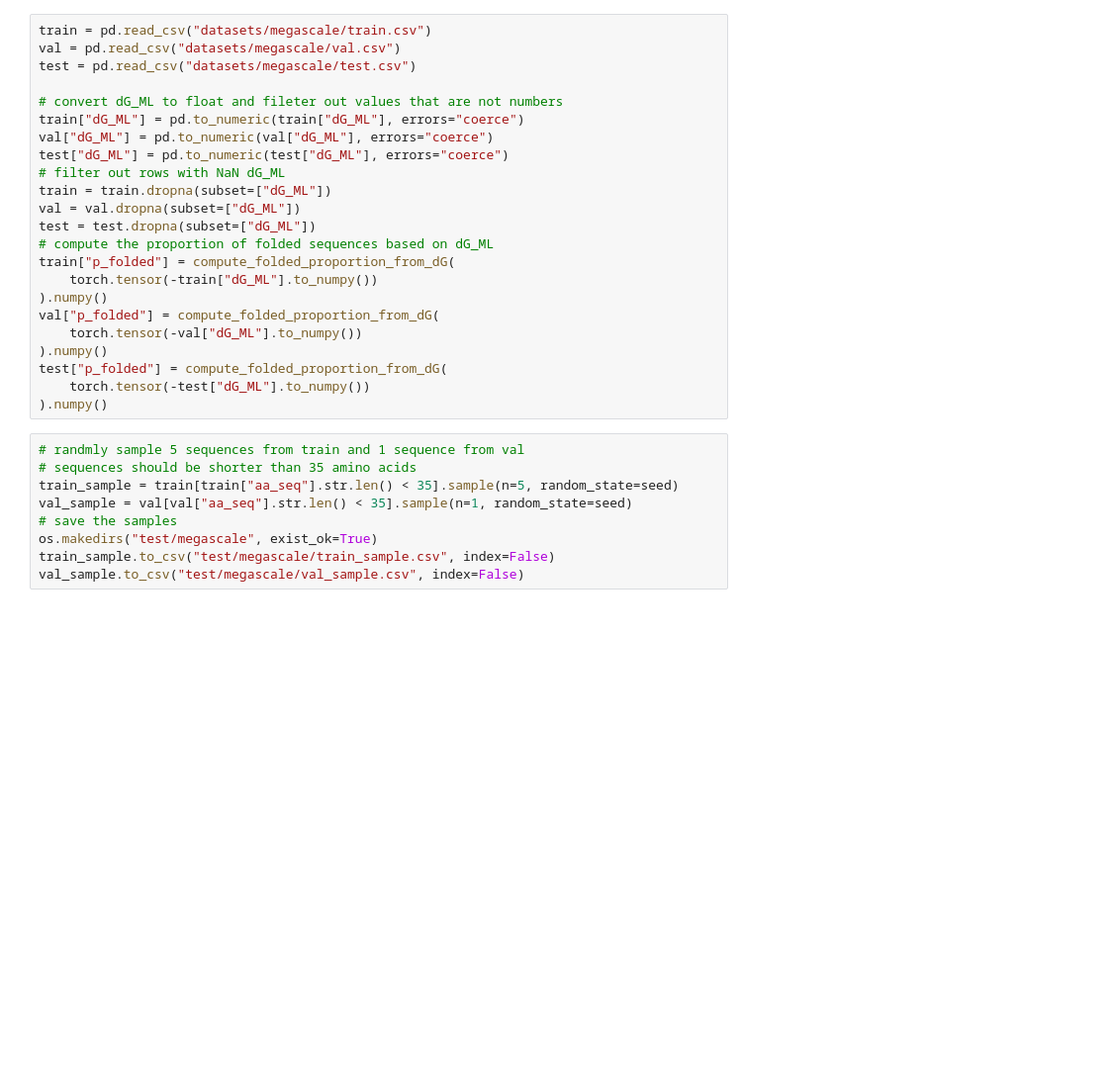
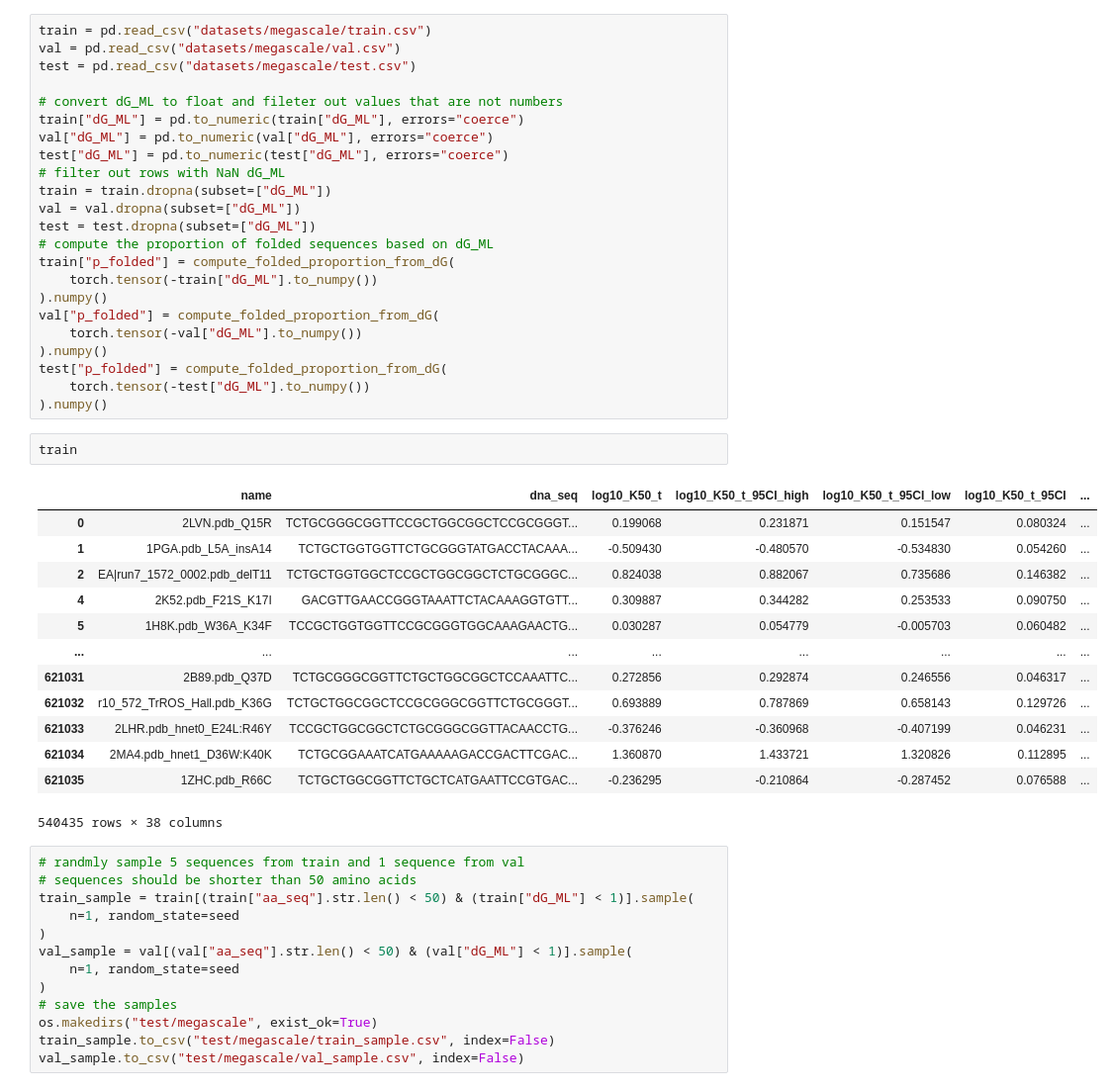
Before and after one commit to ddrichman/SE3Diff, a Jupyter notebook: bioemu.ipynb, the cells around one changed output. Shown at 99% size. Cells and saved outputs as stored; diff of their text form; blank space fills up the shorter version.

```diff
--- a/bioemu.ipynb
+++ b/bioemu.ipynb
@@ -58,11 +58,31 @@ val["p_folded"] = compute_folded_proportion_from_dG(
 test["p_folded"] = compute_folded_proportion_from_dG(
     torch.tensor(-test["dG_ML"].to_numpy())
 ).numpy()
+# %%
+train
+# %% [output]
+|  | name | dna_seq | log10_K50_t | log10_K50_t_95CI_high | log10_K50_t_95CI_low | log10_K50_t_95CI | ... |
+| 0 | 2LVN.pdb_Q15R | TCTGCGGGCGGTTCCGCTGGCGGCTCCGCGGGT... | 0.199068 | 0.231871 | 0.151547 | 0.080324 | ... |
+| 1 | 1PGA.pdb_L5A_insA14 | TCTGCTGGTGGTTCTGCGGGTATGACCTACAAA... | -0.509430 | -0.480570 | -0.534830 | 0.054260 | ... |
+| 2 | EA|run7_1572_0002.pdb_delT11 | TCTGCTGGTGGCTCCGCTGGCGGCTCTGCGGGC... | 0.824038 | 0.882067 | 0.735686 | 0.146382 | ... |
+| 4 | 2K52.pdb_F21S_K17I | GACGTTGAACCGGGTAAATTCTACAAAGGTGTT... | 0.309887 | 0.344282 | 0.253533 | 0.090750 | ... |
+| 5 | 1H8K.pdb_W36A_K34F | TCCGCTGGTGGTTCCGCGGGTGGCAAAGAACTG... | 0.030287 | 0.054779 | -0.005703 | 0.060482 | ... |
+| ... | ... | ... | ... | ... | ... | ... | ... |
+| 621031 | 2B89.pdb_Q37D | TCTGCGGGCGGTTCTGCTGGCGGCTCCAAATTC... | 0.272856 | 0.292874 | 0.246556 | 0.046317 | ... |
+| 621032 | r10_572_TrROS_Hall.pdb_K36G | TCTGCTGGCGGCTCCGCGGGCGGTTCTGCGGGT... | 0.693889 | 0.787869 | 0.658143 | 0.129726 | ... |
+| 621033 | 2LHR.pdb_hnet0_E24L:R46Y | TCCGCTGGCGGCTCTGCGGGCGGTTACAACCTG... | -0.376246 | -0.360968 | -0.407199 | 0.046231 | ... |
+| 621034 | 2MA4.pdb_hnet1_D36W:K40K | TCTGCGGAAATCATGAAAAAGACCGACTTCGAC... | 1.360870 | 1.433721 | 1.320826 | 0.112895 | ... |
+| 621035 | 1ZHC.pdb_R66C | TCTGCTGGCGGTTCTGCTCATGAATTCCGTGAC... | -0.236295 | -0.210864 | -0.287452 | 0.076588 | ... |
+540435 rows × 38 columns
 # %%
 # randmly sample 5 sequences from train and 1 sequence from val
-# sequences should be shorter than 35 amino acids
-train_sample = train[train["aa_seq"].str.len() < 35].sample(n=5, random_state=seed)
-val_sample = val[val["aa_seq"].str.len() < 35].sample(n=1, random_state=seed)
+# sequences should be shorter than 50 amino acids
+train_sample = train[(train["aa_seq"].str.len() < 50) & (train["dG_ML"] < 1)].sample(
+    n=1, random_state=seed
+)
+val_sample = val[(val["aa_seq"].str.len() < 50) & (val["dG_ML"] < 1)].sample(
+    n=1, random_state=seed
+)
 # save the samples
 os.makedirs("test/megascale", exist_ok=True)
 train_sample.to_csv("test/megascale/train_sample.csv", index=False)
```
Also changed, not shown: 4 other files.
